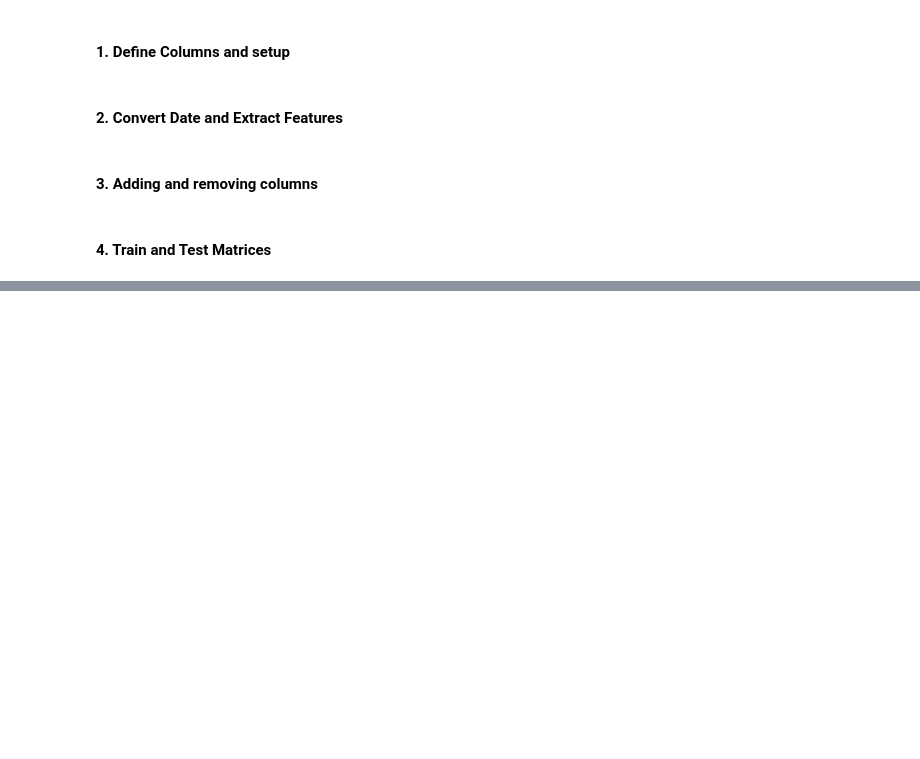
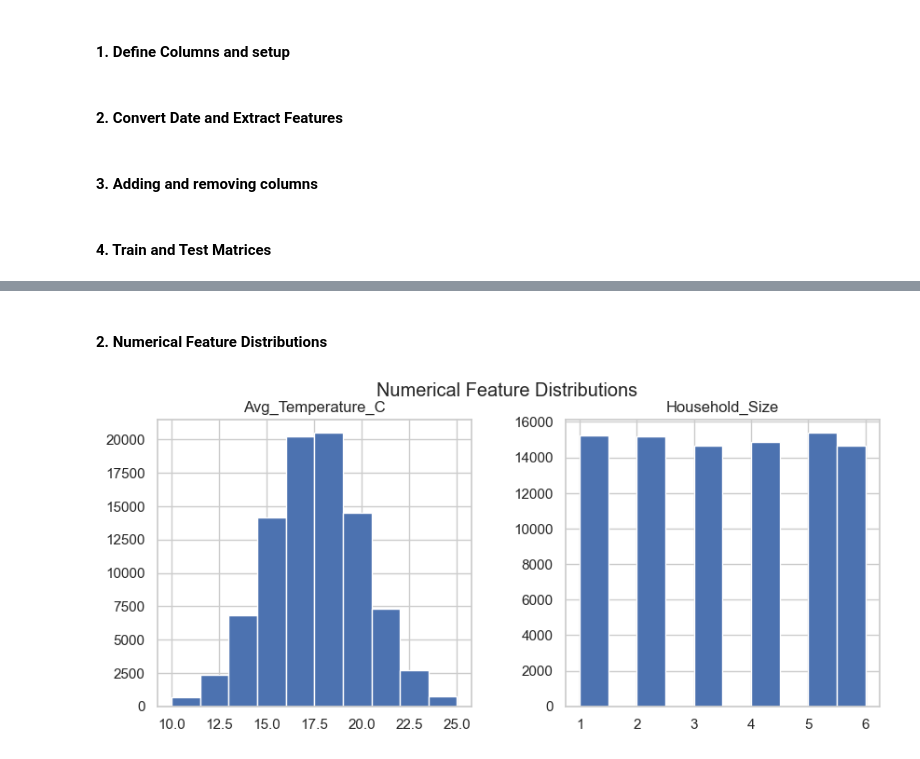
Before and after one commit to khushaallll/energy-prediction-benchmark, a Jupyter notebook: notebooks/01_EDA.ipynb, the cells around one changed output, grey strips where cells are left out. Saved outputs shown, nothing was run; the diff lists cells and outputs as text; code cells hidden in the pictures; blank space fills up the shorter version.

```diff
--- a/notebooks/01_EDA.ipynb
+++ b/notebooks/01_EDA.ipynb
@@ -136,0 +147,11 @@ dtype: int64
+# %% [markdown]
+#### 2. Numerical Feature Distributions
+# %%
+# Numerical feature distributions
+num_cols = ["Avg_Temperature_C", "Household_Size"]
+
+final_train_df[num_cols].hist(figsize=(10,4))
+plt.suptitle("Numerical Feature Distributions")
+plt.show()
+# %% [output]
+[figure, added]
```
Also changed, not shown: parts of 18 cells of this notebook, 2 other files.
